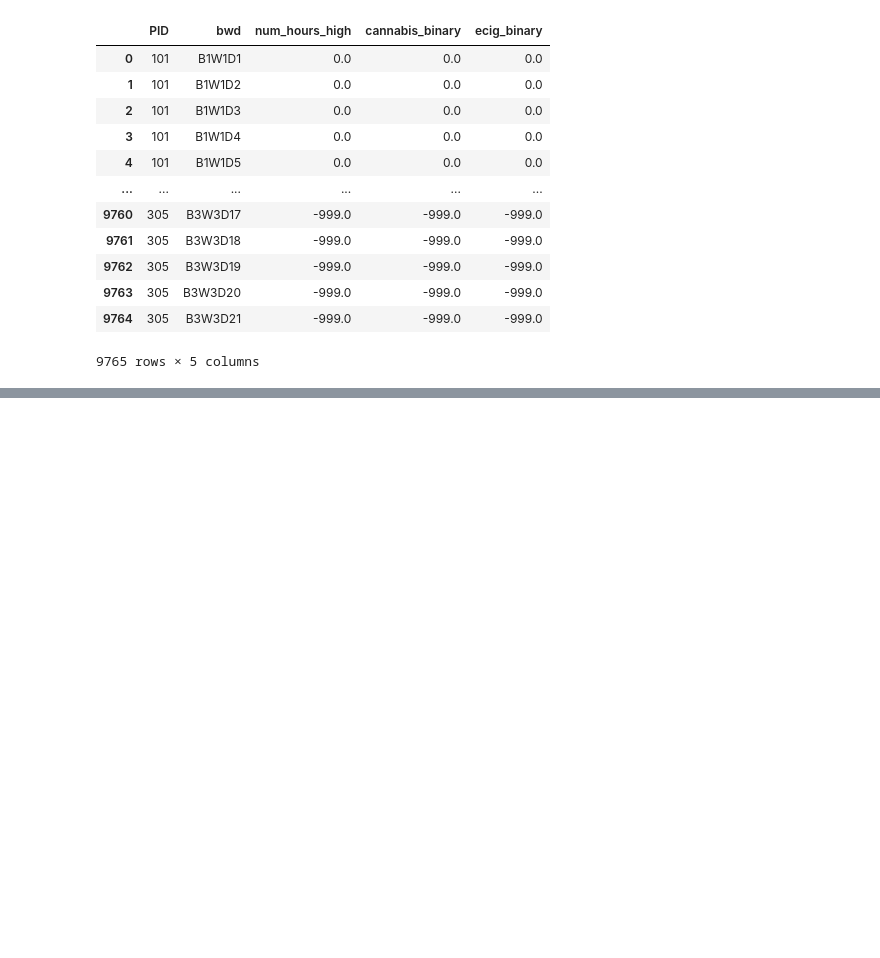
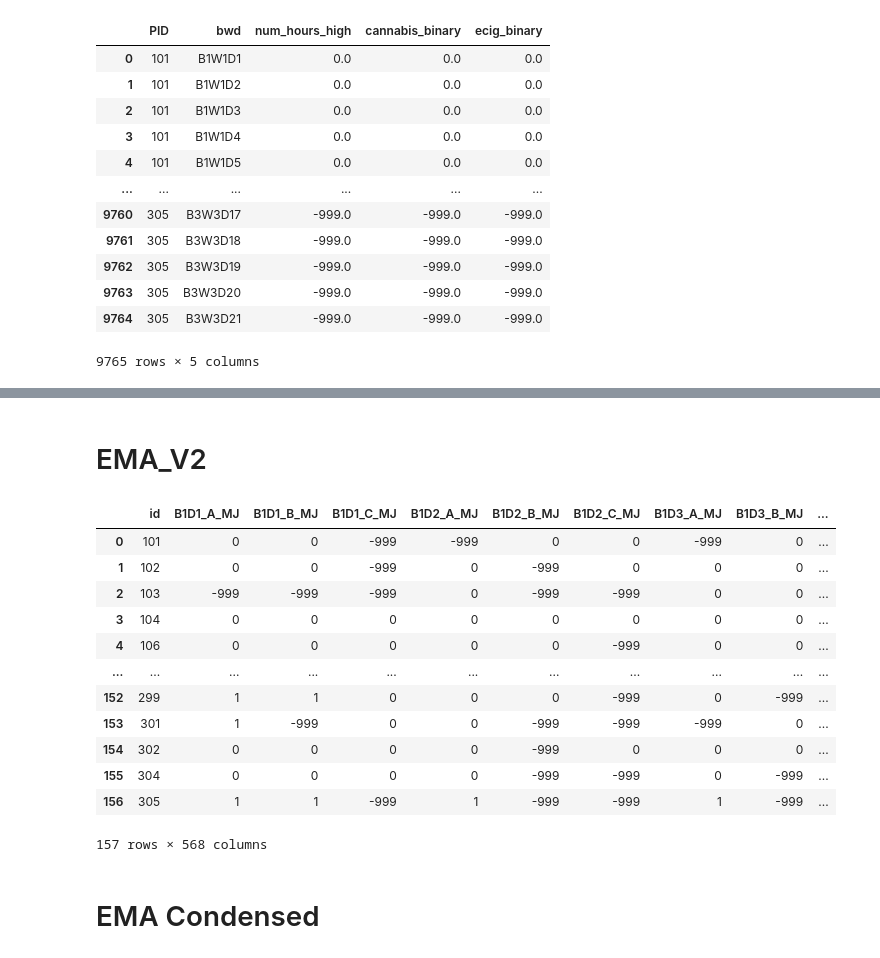
Before and after one commit to athith-g/lab_notebooks, a Jupyter notebook: Data_Restructure.ipynb, the cells around one changed output, grey strips where cells are left out. Drawn from its saved outputs; the diff is of its cells as text; code cells hidden in the pictures; blank space fills up the shorter version.

```diff
--- a/Data_Restructure.ipynb
+++ b/Data_Restructure.ipynb
@@ -258,0 +352,4 @@ for i in range(300):
+# %%
+for PID in parcel_calculations["PID"]:
+  for code in codes:
+    calculate_parcels(PID, code)
@@ -258,0 +380,44 @@ for i in range(300):
+# %% [markdown]
+# EMA_V2
+# %%
+ema1 = pd.read_excel(path/"EMA_V1_Sorted.xlsx")
+# %%
+def widen_ema(df, id_col_name, bw_name, col_codes):
+  transpose_dict = {"id": df[id_col_name].unique().tolist()}
+
+  for code in col_codes:
+    for ID in transpose_dict["id"]:
+      for BW in df[bw_name].unique():
+        for letter in ["A", "B", "C"]:
+          col_name = f"{BW}_{letter}_{col_codes[code]}"
+          if col_name not in transpose_dict:
+            transpose_dict[col_name] = []
+
+          row = df.loc[(df[id_col_name] == ID) & (df[bw_name] == BW) & (df["Survey"] == letter)]
+          transpose_dict[col_name].append(row.iloc[0][code])
+
+  return pd.DataFrame(transpose_dict)
+# %%
+col_codes = {
+    "MJ": "MJ",
+    "Vaping": "Vap",
+    "either": "Either"
+}
+
+ema_wide = widen_ema(ema1, "SID", "day", col_codes)
+# %%
+ema_wide
+# %% [output]
+|  | id | B1D1_A_MJ | B1D1_B_MJ | B1D1_C_MJ | B1D2_A_MJ | B1D2_B_MJ | B1D2_C_MJ | B1D3_A_MJ | B1D3_B_MJ | ... |
+| 0 | 101 | 0 | 0 | -999 | -999 | 0 | 0 | -999 | 0 | ... |
+| 1 | 102 | 0 | 0 | -999 | 0 | -999 | 0 | 0 | 0 | ... |
+| 2 | 103 | -999 | -999 | -999 | 0 | -999 | -999 | 0 | 0 | ... |
+| 3 | 104 | 0 | 0 | 0 | 0 | 0 | 0 | 0 | 0 | ... |
+| 4 | 106 | 0 | 0 | 0 | 0 | 0 | -999 | 0 | 0 | ... |
+| ... | ... | ... | ... | ... | ... | ... | ... | ... | ... | ... |
+| 152 | 299 | 1 | 1 | 0 | 0 | 0 | -999 | 0 | -999 | ... |
+| 153 | 301 | 1 | -999 | 0 | 0 | -999 | -999 | -999 | 0 | ... |
+| 154 | 302 | 0 | 0 | 0 | 0 | -999 | 0 | 0 | 0 | ... |
+| 155 | 304 | 0 | 0 | 0 | 0 | -999 | -999 | 0 | -999 | ... |
+| 156 | 305 | 1 | 1 | -999 | 1 | -999 | -999 | 1 | -999 | ... |
+157 rows × 568 columns
@@ -258,0 +450,2 @@ for i in range(300):
+# %% [markdown]
+# EMA Condensed
```
Also changed, not shown: parts of 109 cells of this notebook, 1 other file.
